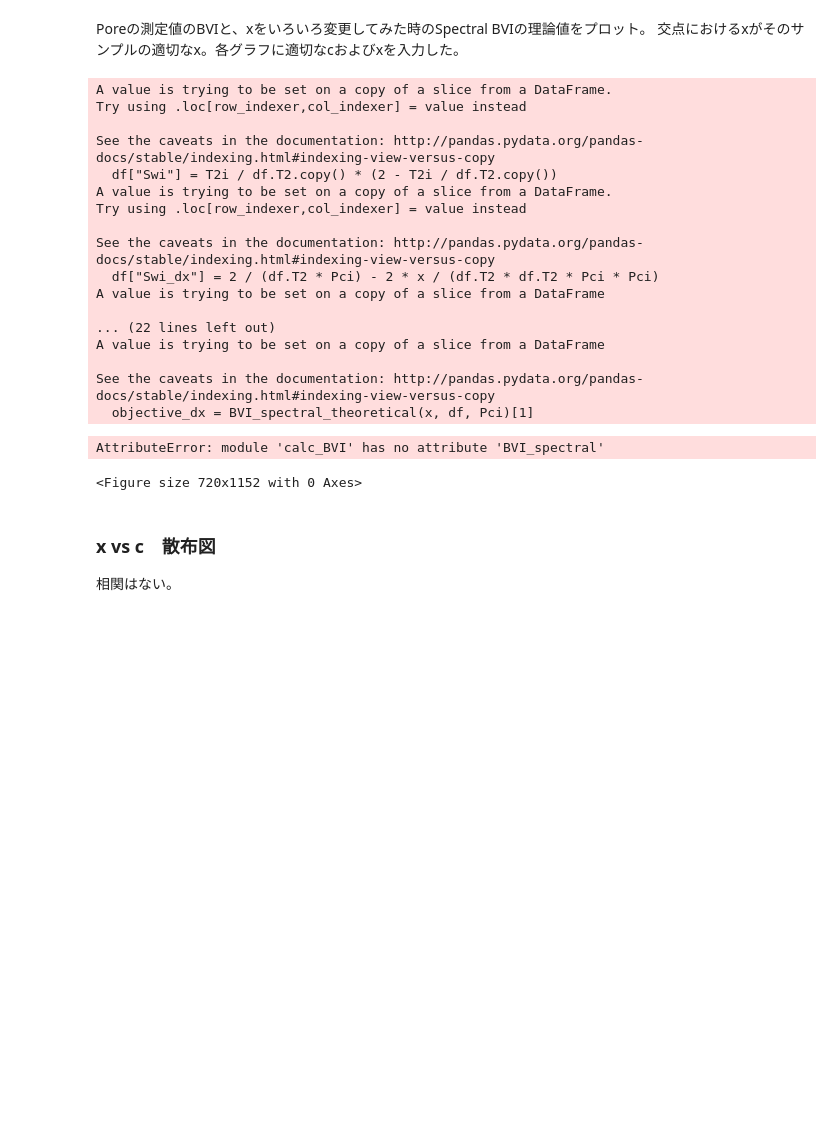
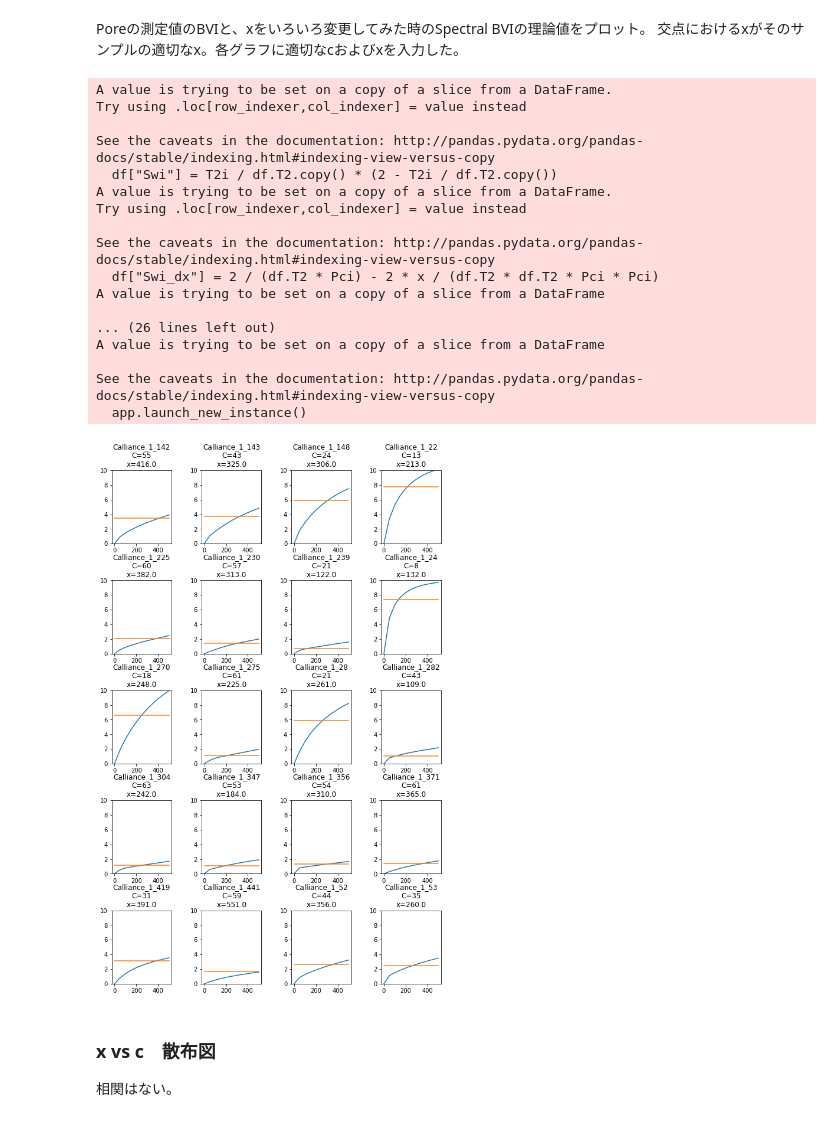
Before and after one commit to griCe14807/PPRT, a Jupyter notebook: src/Analyze/compare_cutoffBVI_spectralBVI.ipynb, the cells around one changed output. Drawn from its saved outputs; the diff is of its cells as text; code cells hidden in the pictures; blank space fills up the shorter version.

```diff
--- a/src/Analyze/compare_cutoffBVI_spectralBVI.ipynb
+++ b/src/Analyze/compare_cutoffBVI_spectralBVI.ipynb
@@ -35,39 +34,38 @@ for i, (key, group) in enumerate(the_df.groupby("ID")):
     # calc_T2_cutoff
     the_t2_cutoff = calc_BVI.calc_cutoff_C(group)
 
     # calc best x using newton method
-    optimized_x = calc_BVI.X_spectral_theoretical(1000, group, the_Pci)
+    optimized_x = calc_BVI.X_spectral_theoretical(1000, group)
 
     # plot BVI corresponding x
-    BVI_list = [calc_BVI.BVI_spectral(xi, group, the_Pci)[0] for xi in x]
+    BVI_list = [calc_BVI.BVI_spectral_theoretical(xi, group)[0] for xi in x]
     plt.subplot(5, 4, i+1)
     plt.title("{0}\nC={1}\nx={2}".format(
             key, round(the_t2_cutoff), round(optimized_x)))
     plt.plot(x, BVI_list)
     plt.plot(x, np.ones(graph_bins)*group.BVI_Por_cum.iloc[-1])
     plt.ylim(0, 10)
 
 plt.show()
 # %% [output]
 A value is trying to be set on a copy of a slice from a DataFrame.
 Try using .loc[row_indexer,col_indexer] = value instead
 
 See the caveats in the documentation: http://pandas.pydata.org/pandas-docs/stable/indexing.html#indexing-view-versus-copy
   df["Swi"] = T2i / df.T2.copy() * (2 - T2i / df.T2.copy())
 A value is trying to be set on a copy of a slice from a DataFrame.
 Try using .loc[row_indexer,col_indexer] = value instead
 
 See the caveats in the documentation: http://pandas.pydata.org/pandas-docs/stable/indexing.html#indexing-view-versus-copy
   df["Swi_dx"] = 2 / (df.T2 * Pci) - 2 * x / (df.T2 * df.T2 * Pci * Pci)
 A value is trying to be set on a copy of a slice from a DataFrame
 
-... (22 lines left out)
+... (26 lines left out)
 A value is trying to be set on a copy of a slice from a DataFrame
 
 See the caveats in the documentation: http://pandas.pydata.org/pandas-docs/stable/indexing.html#indexing-view-versus-copy
-  objective_dx = BVI_spectral_theoretical(x, df, Pci)[1]
+  app.launch_new_instance()
-AttributeError: module 'calc_BVI' has no attribute 'BVI_spectral'
-<Figure size 720x1152 with 0 Axes>
+[figure, added]
 # %% [markdown]
 ### x vs c　散布図
 相関はない。
```
Also changed, not shown: parts of 4 cells of this notebook, 2 other files.
